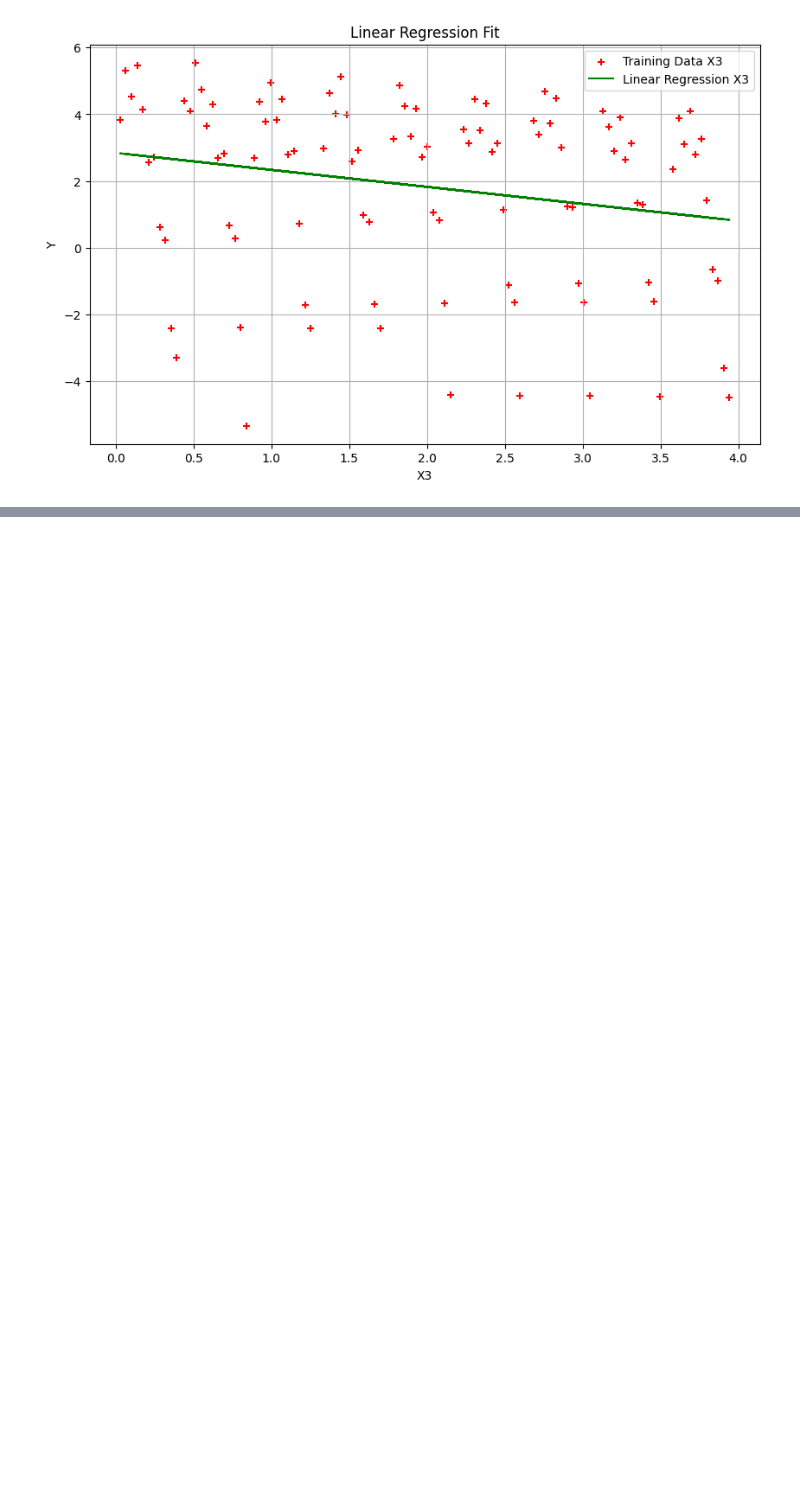
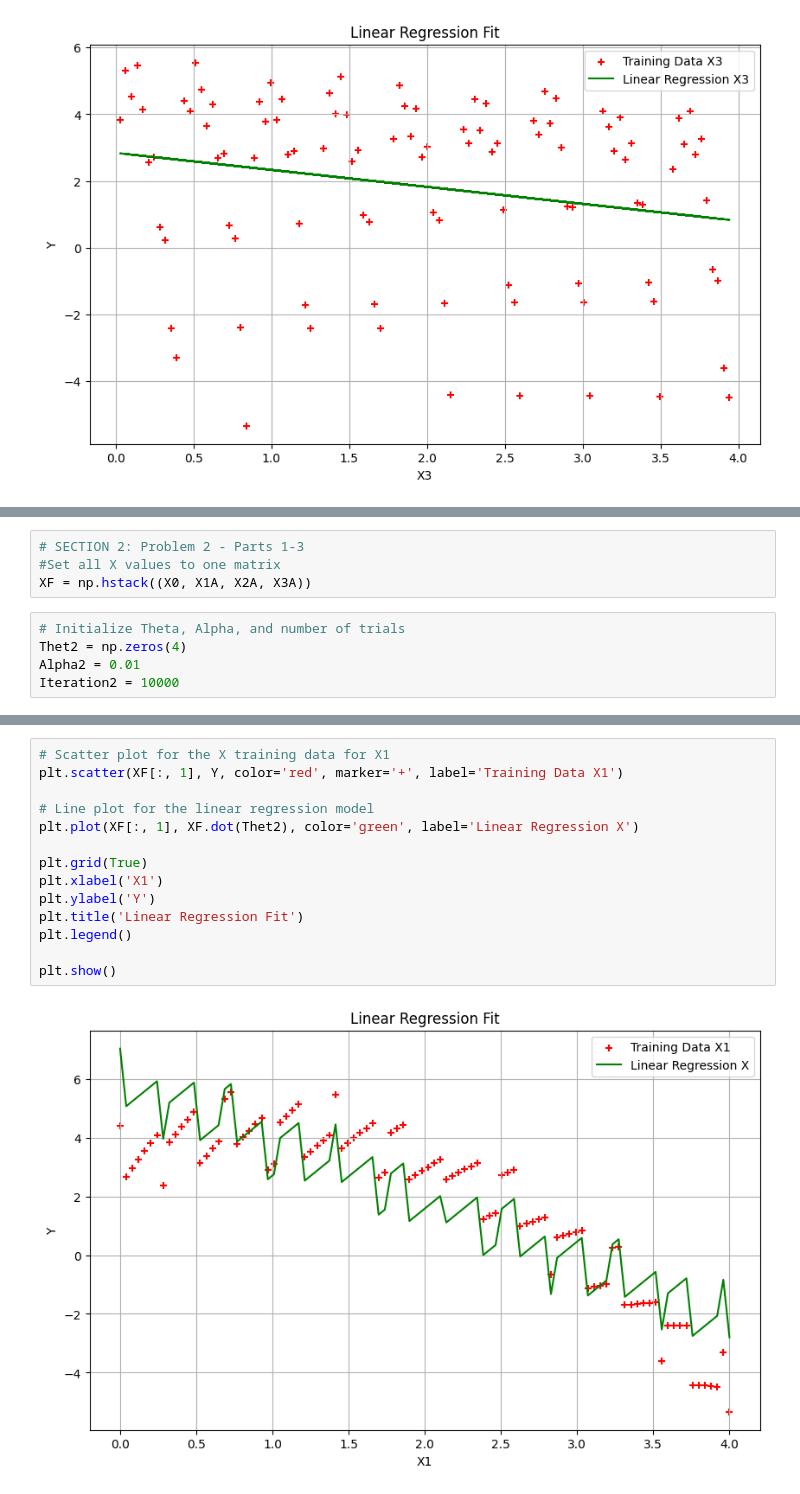
Before and after one commit to LukegCashman/Cashman_ECGR4105, a Jupyter notebook: LC_HW1.ipynb, the cells around one changed output, grey strips where cells are left out. Cells and saved outputs as stored; diff of their text form; blank space fills up the shorter version.

```diff
--- a/LC_HW1.ipynb
+++ b/LC_HW1.ipynb
@@ -214,3 +214,12 @@ plt.title('Convergence of gradient descent for X3')
 plt.show()
 # %% [output]
 [figure]
+# %%
+# SECTION 2: Problem 2 - Parts 1-3
+#Set all X values to one matrix
+XF = np.hstack((X0, X1A, X2A, X3A))
+# %%
+# Initialize Theta, Alpha, and number of trials
+Thet2 = np.zeros(4)
+Alpha2 = 0.01
+Iteration2 = 10000
@@ -216,0 +256,16 @@ plt.show()
+# %%
+# Scatter plot for the X training data for X1
+plt.scatter(XF[:, 1], Y, color='red', marker='+', label='Training Data X1')
+
+# Line plot for the linear regression model
+plt.plot(XF[:, 1], XF.dot(Thet2), color='green', label='Linear Regression X')
+
+plt.grid(True)
+plt.xlabel('X1')
+plt.ylabel('Y')
+plt.title('Linear Regression Fit')
+plt.legend()
+
+plt.show()
+# %% [output]
+[figure, added]
```
Also changed, not shown: parts of 13 cells of this notebook.
